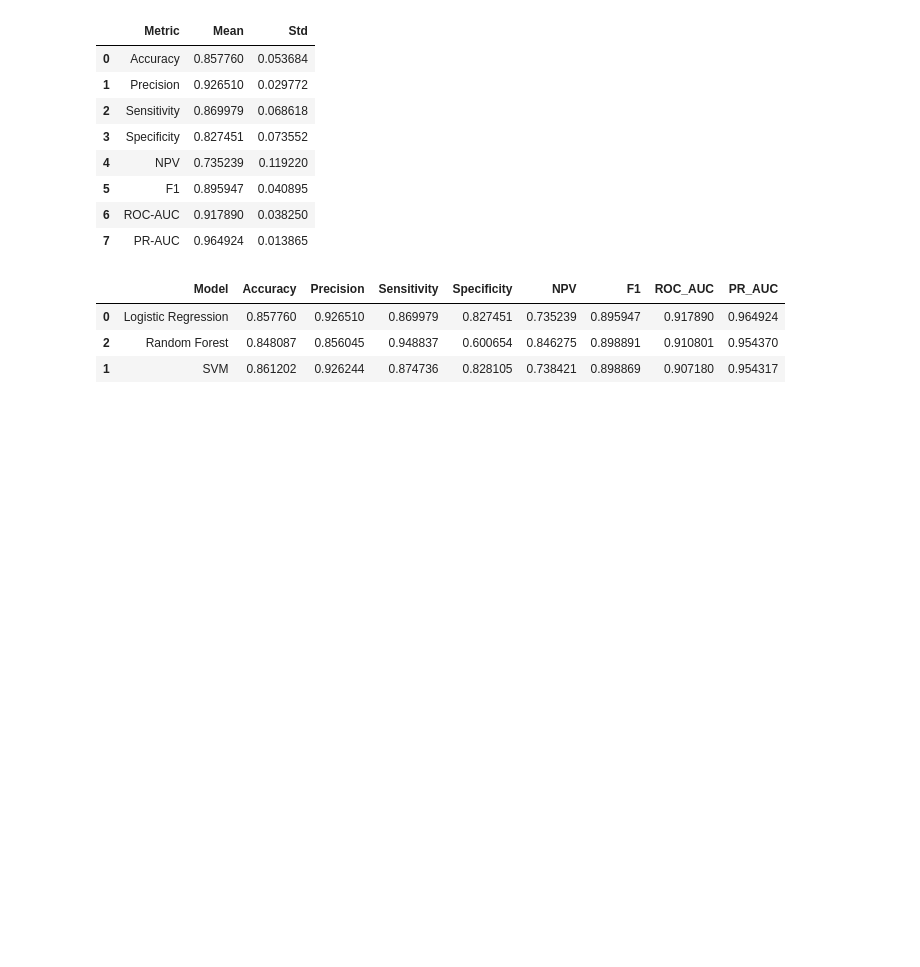
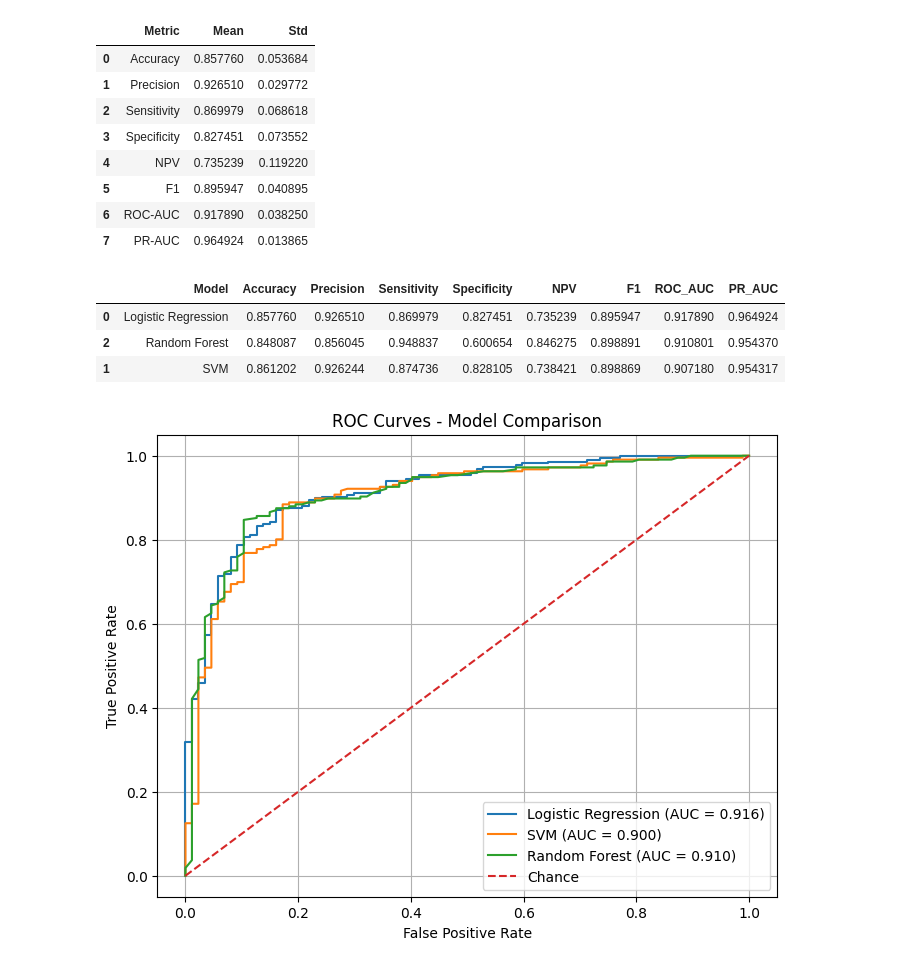
Before and after one commit to panagiwt10/coronary_artery_disease_decision_support, a Jupyter notebook: feature_engineering/03_baseline_models.ipynb, the cells around one changed output. Cells and saved outputs as stored; diff of their text form; code cells hidden in the pictures; blank space fills up the shorter version.

```diff
--- a/feature_engineering/03_baseline_models.ipynb
+++ b/feature_engineering/03_baseline_models.ipynb
@@ -504,0 +532,45 @@ rf_probs = cross_val_predict(
+# %%
+fpr_log, tpr_log, _ = roc_curve(y, logistic_probs)
+auc_log = roc_auc_score(y, logistic_probs)
+
+fpr_svm, tpr_svm, _ = roc_curve(y, svm_probs)
+auc_svm = roc_auc_score(y, svm_probs)
+
+fpr_rf, tpr_rf, _ = roc_curve(y, rf_probs)
+auc_rf = roc_auc_score(y, rf_probs)
+# %%
+plt.figure(figsize=(8, 6))
+
+plt.plot(
+    fpr_log,
+    tpr_log,
+    label=f"Logistic Regression (AUC = {auc_log:.3f})"
+)
+
+plt.plot(
+    fpr_svm,
+    tpr_svm,
+    label=f"SVM (AUC = {auc_svm:.3f})"
+)
+
+plt.plot(
+    fpr_rf,
+    tpr_rf,
+    label=f"Random Forest (AUC = {auc_rf:.3f})"
+)
+
+plt.plot(
+    [0, 1],
+    [0, 1],
+    linestyle="--",
+    label="Chance"
+)
+
+plt.xlabel("False Positive Rate")
+plt.ylabel("True Positive Rate")
+plt.title("ROC Curves - Model Comparison")
+plt.legend()
+plt.grid(True)
+plt.show()
+# %% [output]
+[figure, added]
```
Also changed, not shown: parts of 8 cells of this notebook.
